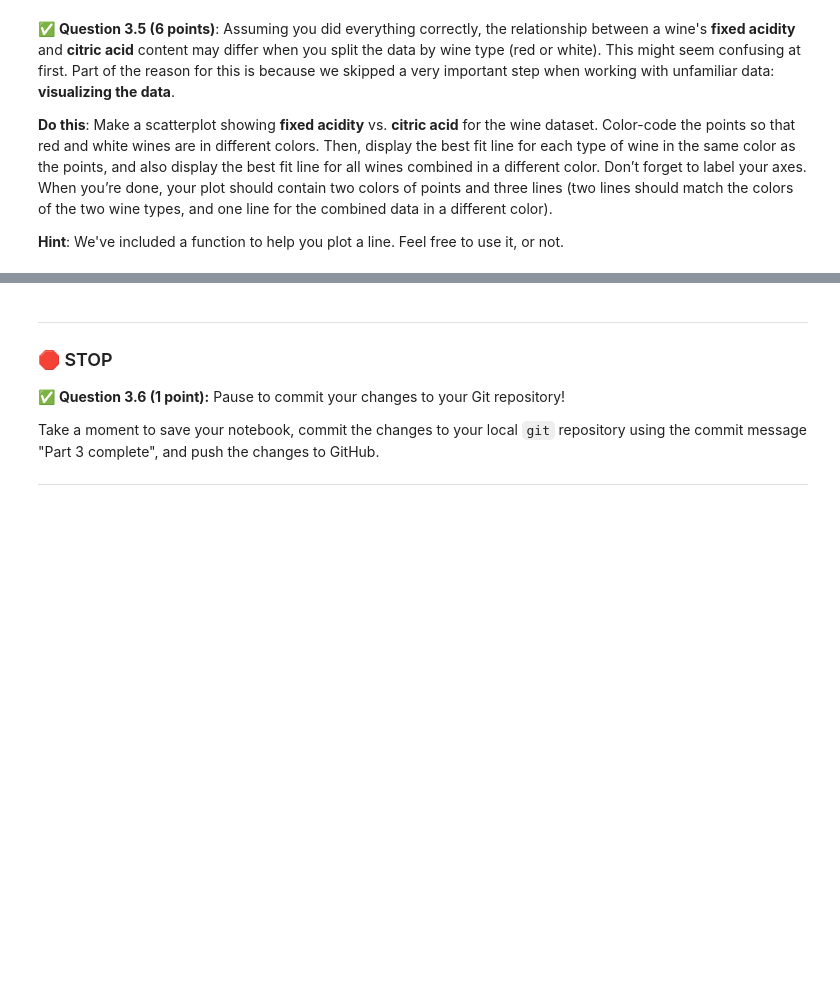
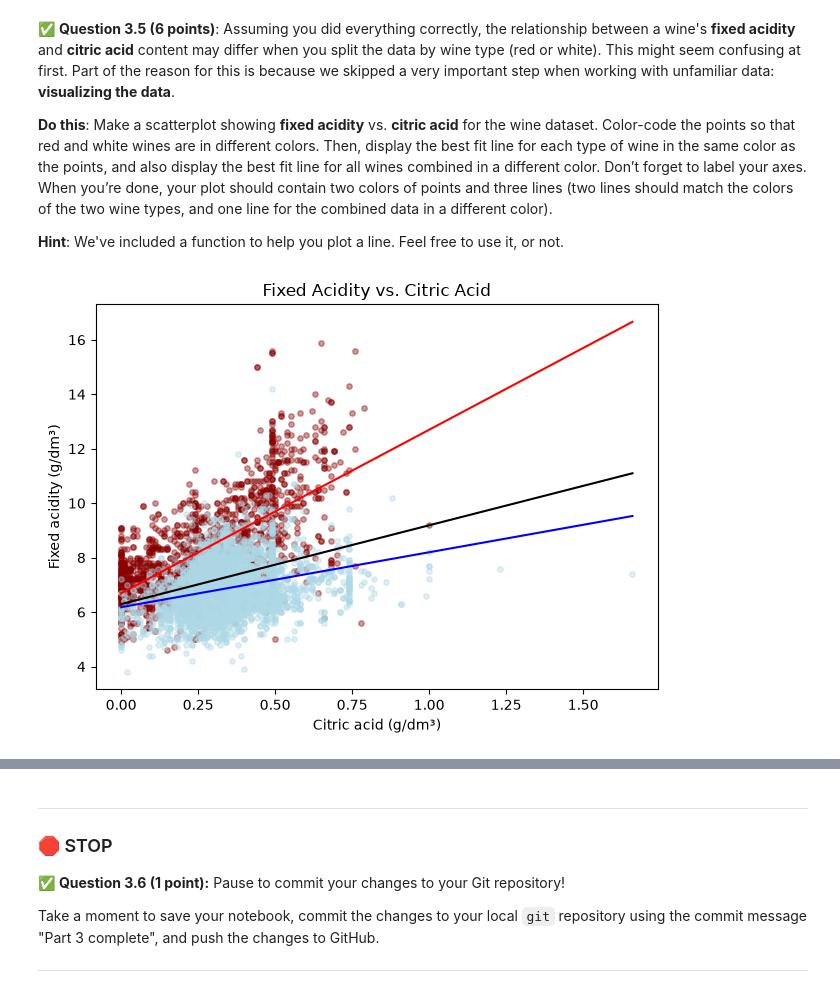
Before and after one commit to benni-ellisgoertler/CMSE202-f26-turnin, a Jupyter notebook: hw-03/HW03-Regression-STUDENT.ipynb, the cells around one changed output, grey strips where cells are left out. Drawn from its saved outputs; the diff is of its cells as text; code cells hidden in the pictures; blank space fills up the shorter version.

```diff
--- a/hw-03/HW03-Regression-STUDENT.ipynb
+++ b/hw-03/HW03-Regression-STUDENT.ipynb
@@ -336,4 +366,9 @@ This regression analysis can reveal subtle patterns in acidity management, helpi
 
 &#9989; **Question 3.3.1 (2 points)**: Using the `OLS` method in `statsmodels`, perform a linear regression to predict the **fixed acidity** of red wine samples using **citric acid** as the predictor, and display the results summary.
 # %%
-# Put your code here
+y = red['fixed acidity']
+X = sm.add_constant(red['citric acid'])
+
+r_model = sm.OLS(y, X)
+r_results = r_model.fit()
+print(r_results.summary())
@@ -345,4 +398,9 @@ This regression analysis can reveal subtle patterns in acidity management, helpi
 
 &#9989; **Question 3.3.2 (2 points)**: Using the `OLS` method in `statsmodels`, perform a linear regression to predict the **fixed acidity** of white wine samples using **citric acid** as the predictor, and display the results summary.
 # %%
-# Put your code here
+y = white['fixed acidity']
+X = sm.add_constant(white['citric acid'])
+
+w_model = sm.OLS(y, X)
+w_results = w_model.fit()
+print(w_results.summary())
@@ -373,14 +452,33 @@ This regression analysis can reveal subtle patterns in acidity management, helpi
 
 **Hint**: We've included a function to help you plot a line. Feel free to use it, or not.
 # %%
-# Put your code here
-
 import matplotlib.pyplot as plt
 import numpy as np
 def plot_line(slope, intercept, xmin, xmax, color):
     xline = np.array([xmin,xmax])
     yline = slope*xline+intercept
     plt.plot(xline,yline,color)
+
+plt.scatter(red['citric acid'], red['fixed acidity'],
+            color='darkred', alpha=0.4, s=15, label='Red wine')
+plt.scatter(white['citric acid'], white['fixed acidity'],
+            color='lightblue', alpha=0.4, s=15, label='White wine')
+xmin = wine['citric acid'].min()
+xmax = wine['citric acid'].max()
+plot_line(r_results.params['citric acid'], r_results.params['const'],
+          xmin, xmax, 'red')
+plot_line(w_results.params['citric acid'], w_results.params['const'],
+          xmin, xmax, 'blue')
+plot_line(results_all.params['citric acid'], results_all.params['const'],
+          xmin, xmax, 'black')
+plt.xlabel('Citric acid (g/dm³)')
+plt.ylabel('Fixed acidity (g/dm³)')
+plt.title('Fixed Acidity vs. Citric Acid')
+
+plt.tight_layout()
+plt.show()
+# %% [output]
+[figure, added]
 # %% [markdown]
 <!-- END QUESTION -->
 <!-- DO NOT MODIFY OR DELETE THIS CELL. Make sure your solution to the question above is in the cell(s) above this one. -->
```
Also changed, not shown: parts of 5 cells of this notebook.
